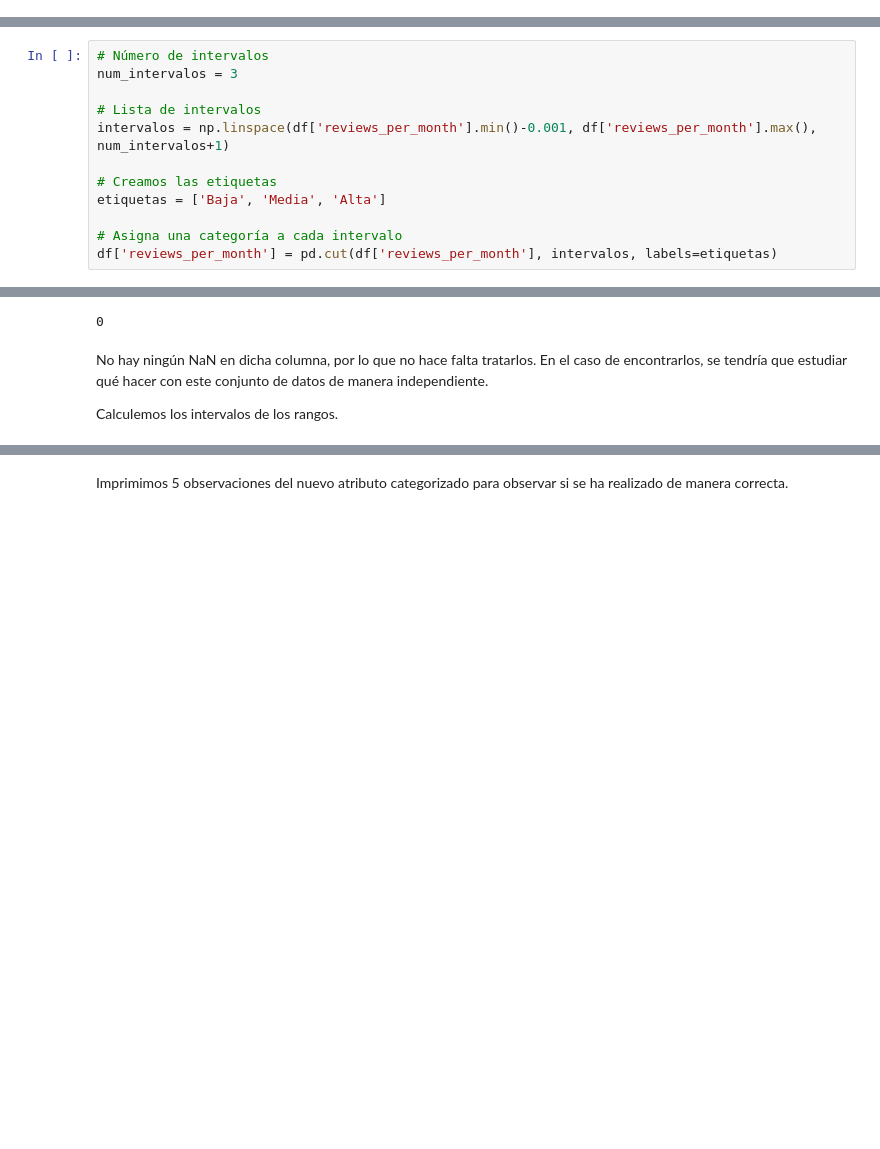
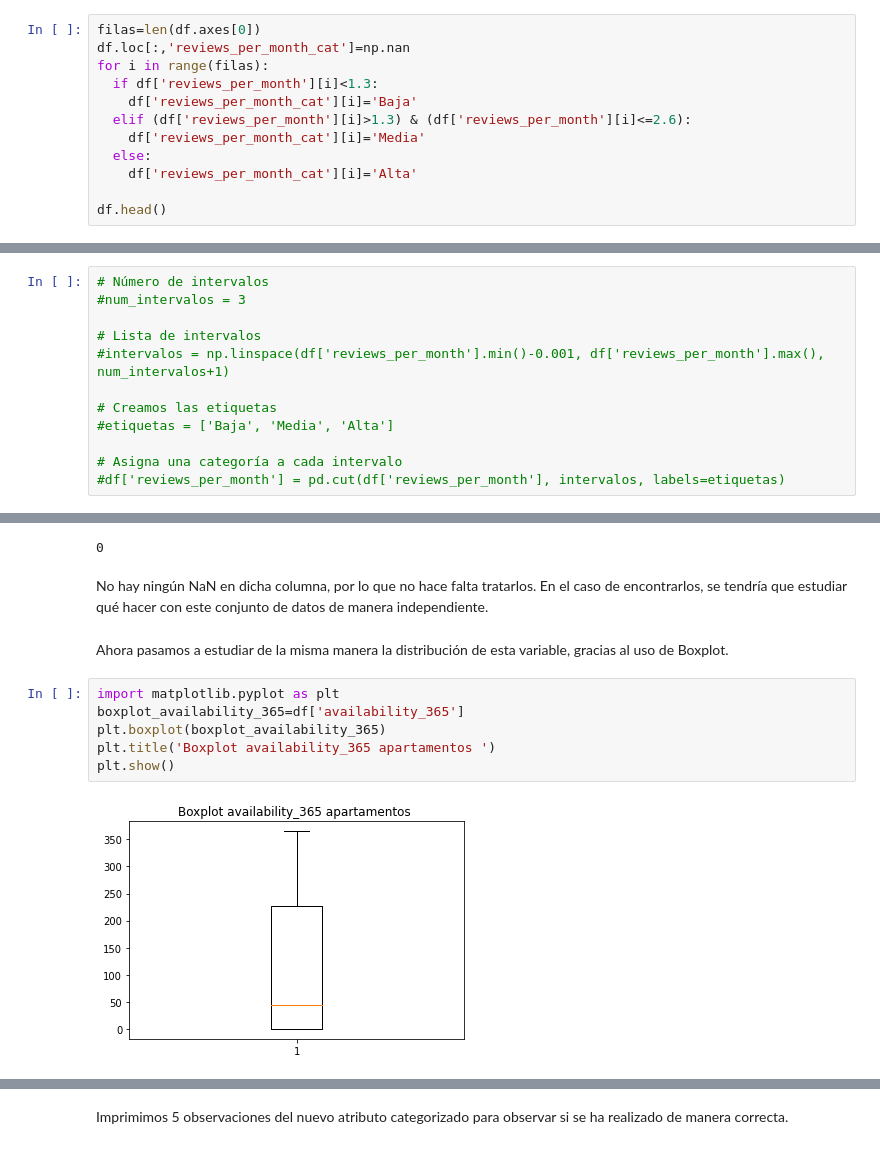
Before and after one commit to amayasarasacolina/MineriaL1P1, a Jupyter notebook: L1P1_opcion2.ipynb, the cells around one changed output, grey strips where cells are left out. Cells and saved outputs as stored; diff of their text form; blank space fills up the shorter version.

```diff
--- a/L1P1_opcion2.ipynb
+++ b/L1P1_opcion2.ipynb
@@ -126,0 +145,12 @@ df['reviews_per_month'] = pd.cut(df['reviews_per_month'], bins, labels=['Baja',
+# %%
+filas=len(df.axes[0])
+df.loc[:,'reviews_per_month_cat']=np.nan
+for i in range(filas):
+  if df['reviews_per_month'][i]<1.3:
+    df['reviews_per_month_cat'][i]='Baja'
+  elif (df['reviews_per_month'][i]>1.3) & (df['reviews_per_month'][i]<=2.6):
+    df['reviews_per_month_cat'][i]='Media'
+  else:
+    df['reviews_per_month_cat'][i]='Alta'
+
+df.head()
@@ -127,12 +181,12 @@ df['reviews_per_month'] = pd.cut(df['reviews_per_month'], bins, labels=['Baja',
 # %%
 # Número de intervalos
-num_intervalos = 3
+#num_intervalos = 3
 
 # Lista de intervalos
-intervalos = np.linspace(df['reviews_per_month'].min()-0.001, df['reviews_per_month'].max(), num_intervalos+1)
+#intervalos = np.linspace(df['reviews_per_month'].min()-0.001, df['reviews_per_month'].max(), num_intervalos+1)
 
 # Creamos las etiquetas
-etiquetas = ['Baja', 'Media', 'Alta']
+#etiquetas = ['Baja', 'Media', 'Alta']
 
 # Asigna una categoría a cada intervalo
-df['reviews_per_month'] = pd.cut(df['reviews_per_month'], intervalos, labels=etiquetas)
+#df['reviews_per_month'] = pd.cut(df['reviews_per_month'], intervalos, labels=etiquetas)
@@ -149,5 +201,13 @@ print(disponibilidad_nan)
 0
 # %% [markdown]
 No hay ningún NaN en dicha columna, por lo que no hace falta tratarlos. En el caso de encontrarlos, se tendría que estudiar qué hacer con este conjunto de datos de manera independiente.
-
-Calculemos los intervalos de los rangos.
+# %% [markdown]
+Ahora pasamos a estudiar de la misma manera la distribución de esta variable, gracias al uso de Boxplot.
+# %%
+import matplotlib.pyplot as plt
+boxplot_availability_365=df['availability_365']
+plt.boxplot(boxplot_availability_365)
+plt.title('Boxplot availability_365 apartamentos ')
+plt.show()
+# %% [output]
+[figure, added]
```
Also changed, not shown: parts of 137 cells of this notebook.
